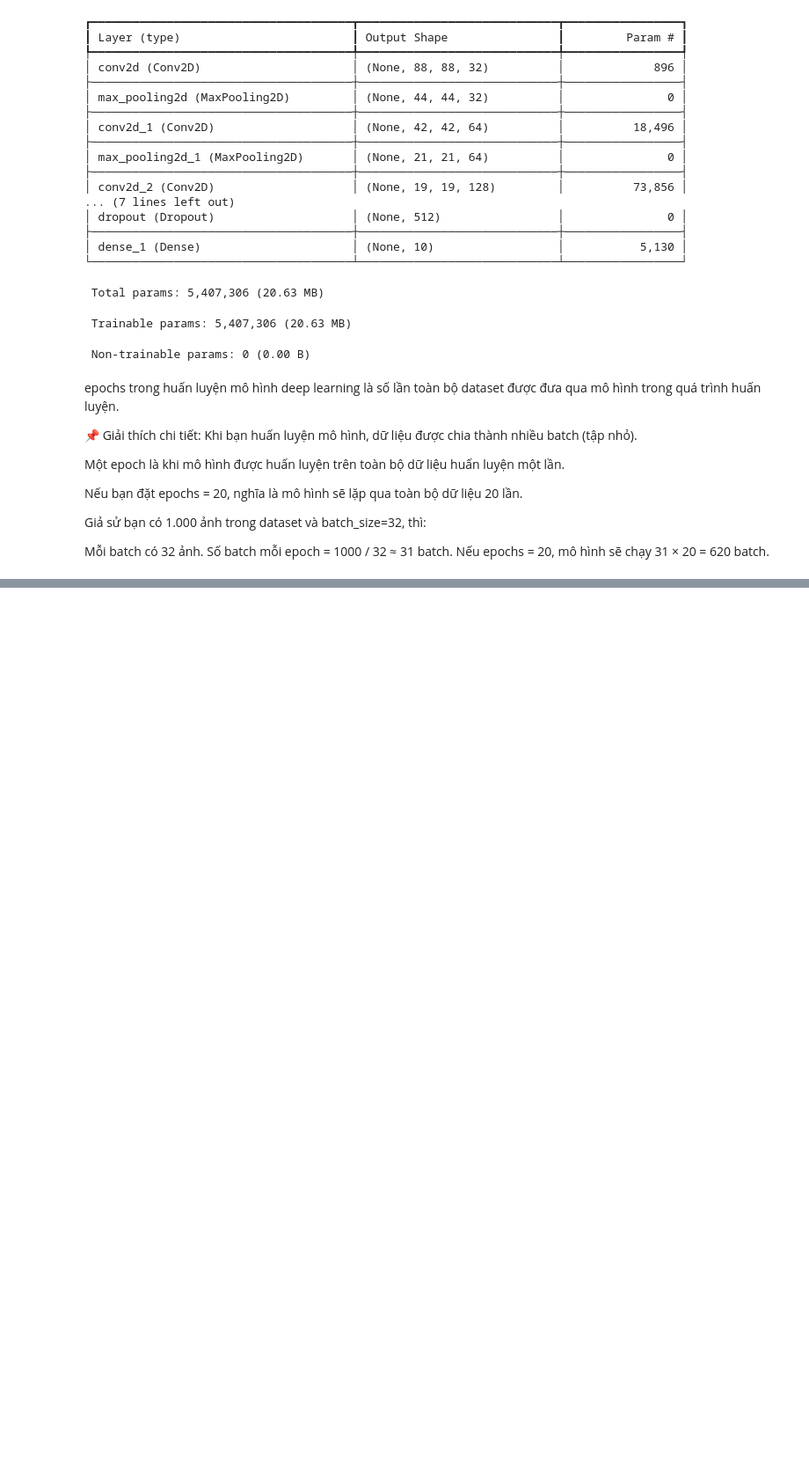
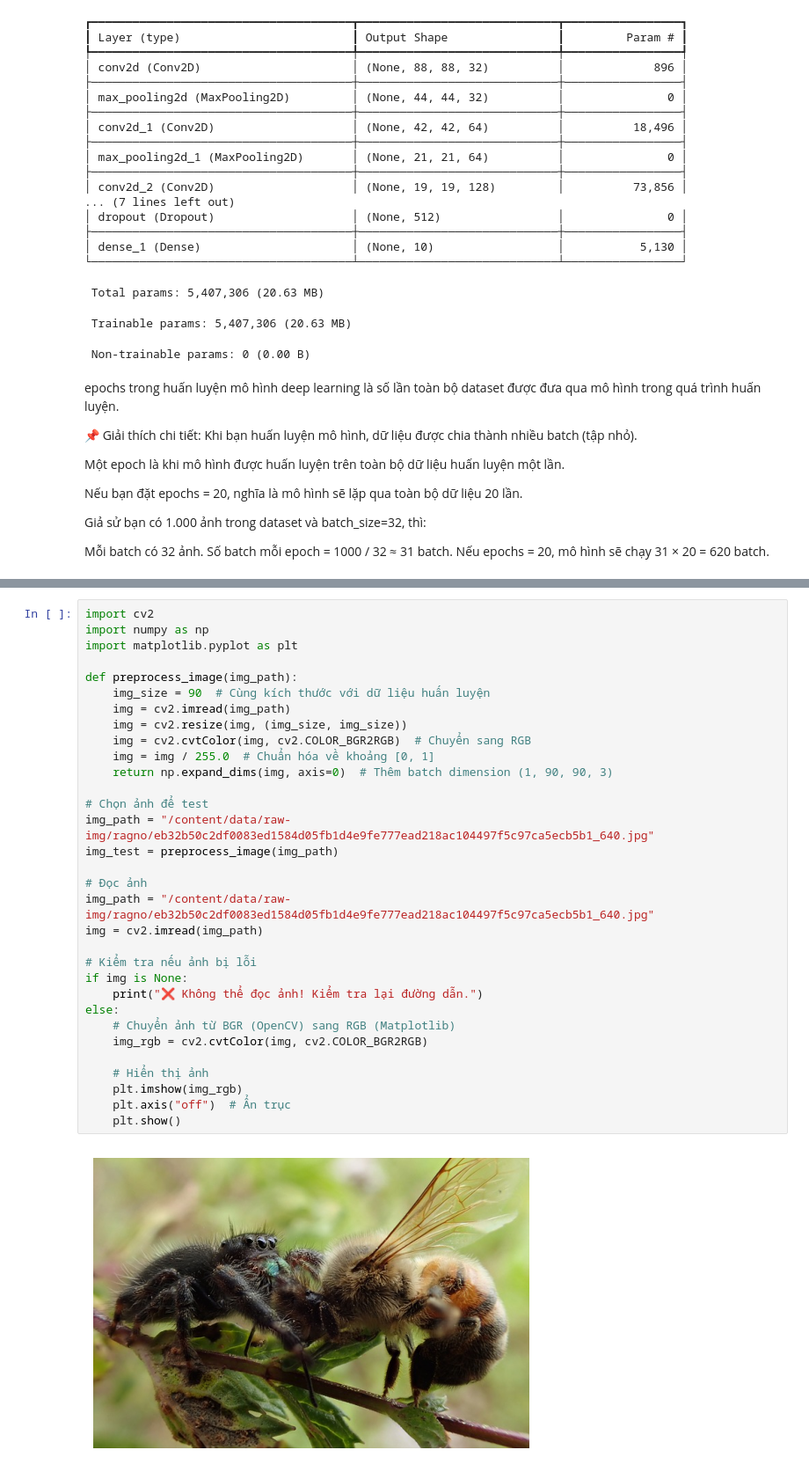
Before and after one commit to hoangDEVteams/deeplearning, a Jupyter notebook: animal10.ipynb, the cells around one changed output, grey strips where cells are left out. Shown at 88% size. Saved outputs shown, nothing was run; the diff lists cells and outputs as text; blank space fills up the shorter version.

```diff
--- a/animal10.ipynb
+++ b/animal10.ipynb
@@ -234,0 +245,34 @@ Epoch 18/20
+# %%
+import cv2
+import numpy as np
+import matplotlib.pyplot as plt
+
+def preprocess_image(img_path):
+    img_size = 90  # Cùng kích thước với dữ liệu huấn luyện
+    img = cv2.imread(img_path)
+    img = cv2.resize(img, (img_size, img_size))
+    img = cv2.cvtColor(img, cv2.COLOR_BGR2RGB)  # Chuyển sang RGB
+    img = img / 255.0  # Chuẩn hóa về khoảng [0, 1]
+    return np.expand_dims(img, axis=0)  # Thêm batch dimension (1, 90, 90, 3)
+
+# Chọn ảnh để test
+img_path = "/content/data/raw-img/ragno/eb32b50c2df0083ed1584d05fb1d4e9fe777ead218ac104497f5c97ca5ecb5b1_640.jpg"
+img_test = preprocess_image(img_path)
+
+# Đọc ảnh
+img_path = "/content/data/raw-img/ragno/eb32b50c2df0083ed1584d05fb1d4e9fe777ead218ac104497f5c97ca5ecb5b1_640.jpg"
+img = cv2.imread(img_path)
+
+# Kiểm tra nếu ảnh bị lỗi
+if img is None:
+    print("❌ Không thể đọc ảnh! Kiểm tra lại đường dẫn.")
+else:
+    # Chuyển ảnh từ BGR (OpenCV) sang RGB (Matplotlib)
+    img_rgb = cv2.cvtColor(img, cv2.COLOR_BGR2RGB)
+
+    # Hiển thị ảnh
+    plt.imshow(img_rgb)
+    plt.axis("off")  # Ẩn trục
+    plt.show()
+# %% [output]
+[figure, added]
```
Also changed, not shown: parts of 5 cells of this notebook.
